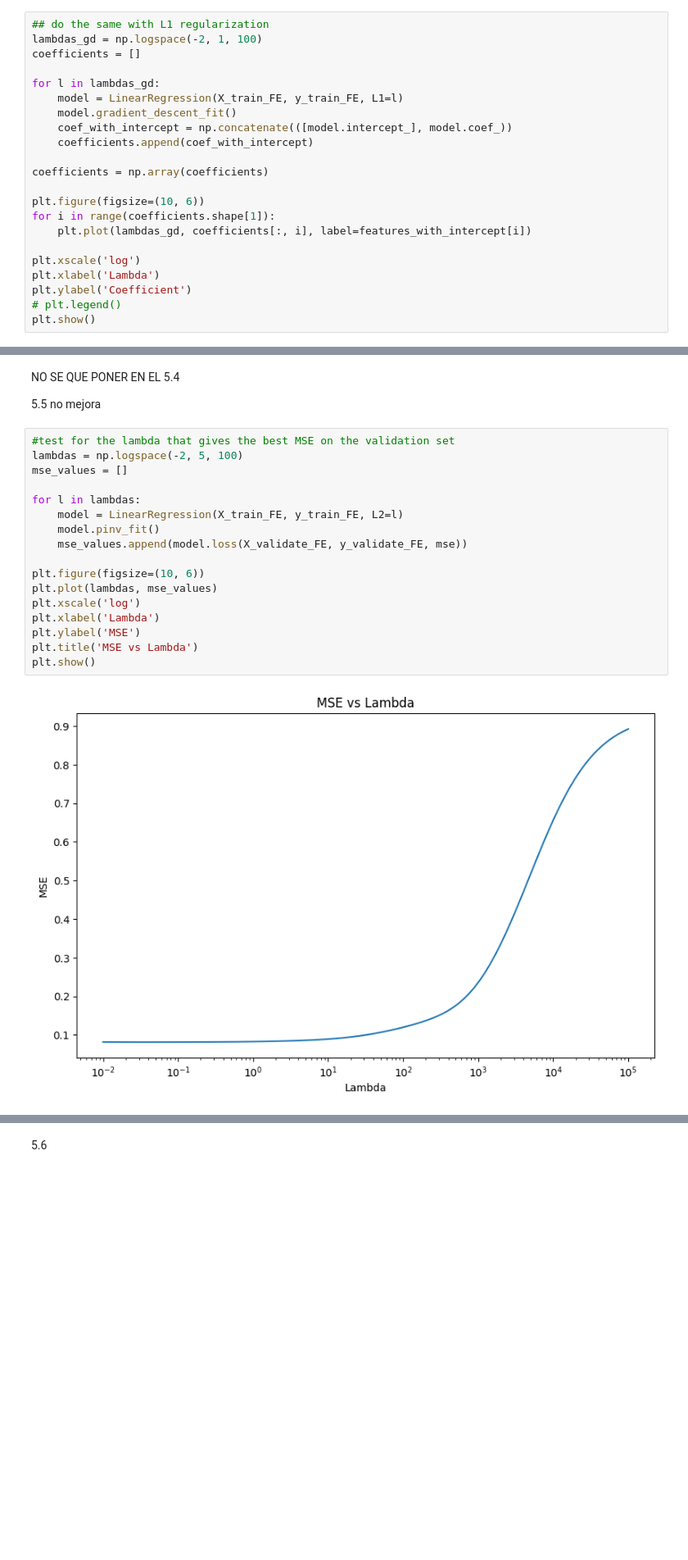
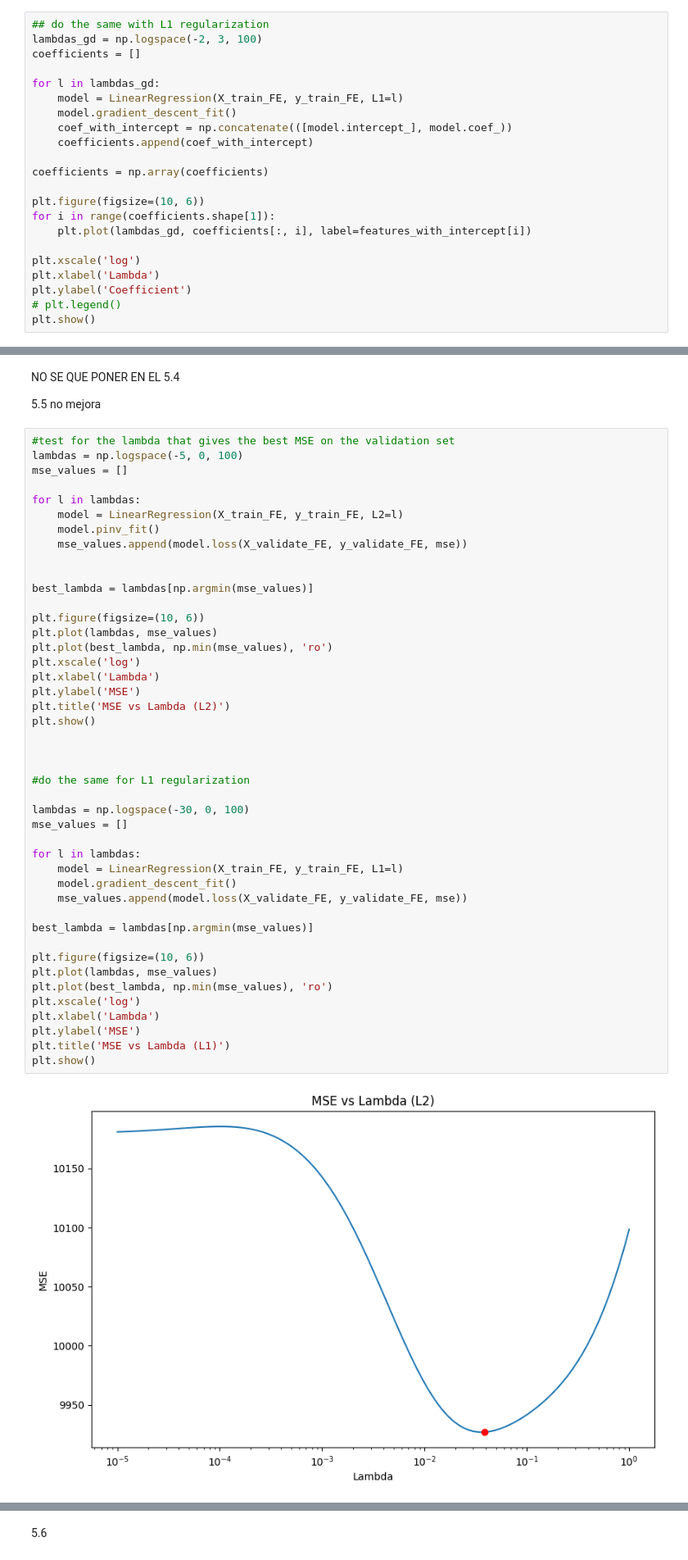
Before and after one commit to ilunomb/ML, a Jupyter notebook: TP1/Nomberg_Ilan_TP1/notebooks/Entrega_TP1.ipynb, the cells around one changed output, grey strips where cells are left out. Shown at 82% size. Saved outputs shown, nothing was run; the diff lists cells and outputs as text; blank space fills up the shorter version.

```diff
--- a/TP1/Nomberg_Ilan_TP1/notebooks/Entrega_TP1.ipynb
+++ b/TP1/Nomberg_Ilan_TP1/notebooks/Entrega_TP1.ipynb
@@ -430,7 +430,7 @@ plt.show()
 5.3
 # %%
 ## do the same with L1 regularization
-lambdas_gd = np.logspace(-2, 1, 100)
+lambdas_gd = np.logspace(-2, 3, 100)
 coefficients = []
 
 for l in lambdas_gd:
@@ -458,20 +458,47 @@ NO SE QUE PONER EN EL 5.4
 5.5 no mejora
 # %%
 #test for the lambda that gives the best MSE on the validation set
-lambdas = np.logspace(-2, 5, 100)
+lambdas = np.logspace(-5, 0, 100)
 mse_values = []
 
 for l in lambdas:
     model = LinearRegression(X_train_FE, y_train_FE, L2=l)
     model.pinv_fit()
     mse_values.append(model.loss(X_validate_FE, y_validate_FE, mse))
 
+
+best_lambda = lambdas[np.argmin(mse_values)]
+
 plt.figure(figsize=(10, 6))
 plt.plot(lambdas, mse_values)
+plt.plot(best_lambda, np.min(mse_values), 'ro')
 plt.xscale('log')
 plt.xlabel('Lambda')
 plt.ylabel('MSE')
-plt.title('MSE vs Lambda')
+plt.title('MSE vs Lambda (L2)')
 plt.show()
+
+
+
+#do the same for L1 regularization
+
+lambdas = np.logspace(-30, 0, 100)
+mse_values = []
+
+for l in lambdas:
+    model = LinearRegression(X_train_FE, y_train_FE, L1=l)
+    model.gradient_descent_fit()
+    mse_values.append(model.loss(X_validate_FE, y_validate_FE, mse))
+
+best_lambda = lambdas[np.argmin(mse_values)]
+
+plt.figure(figsize=(10, 6))
+plt.plot(lambdas, mse_values)
+plt.plot(best_lambda, np.min(mse_values), 'ro')
+plt.xscale('log')
+plt.xlabel('Lambda')
+plt.ylabel('MSE')
+plt.title('MSE vs Lambda (L1)')
+plt.show()
 # %% [output]
-[figure, old version]
+[figure, new version]
```
Also changed, not shown: parts of 10 cells of this notebook, 2 other files.
